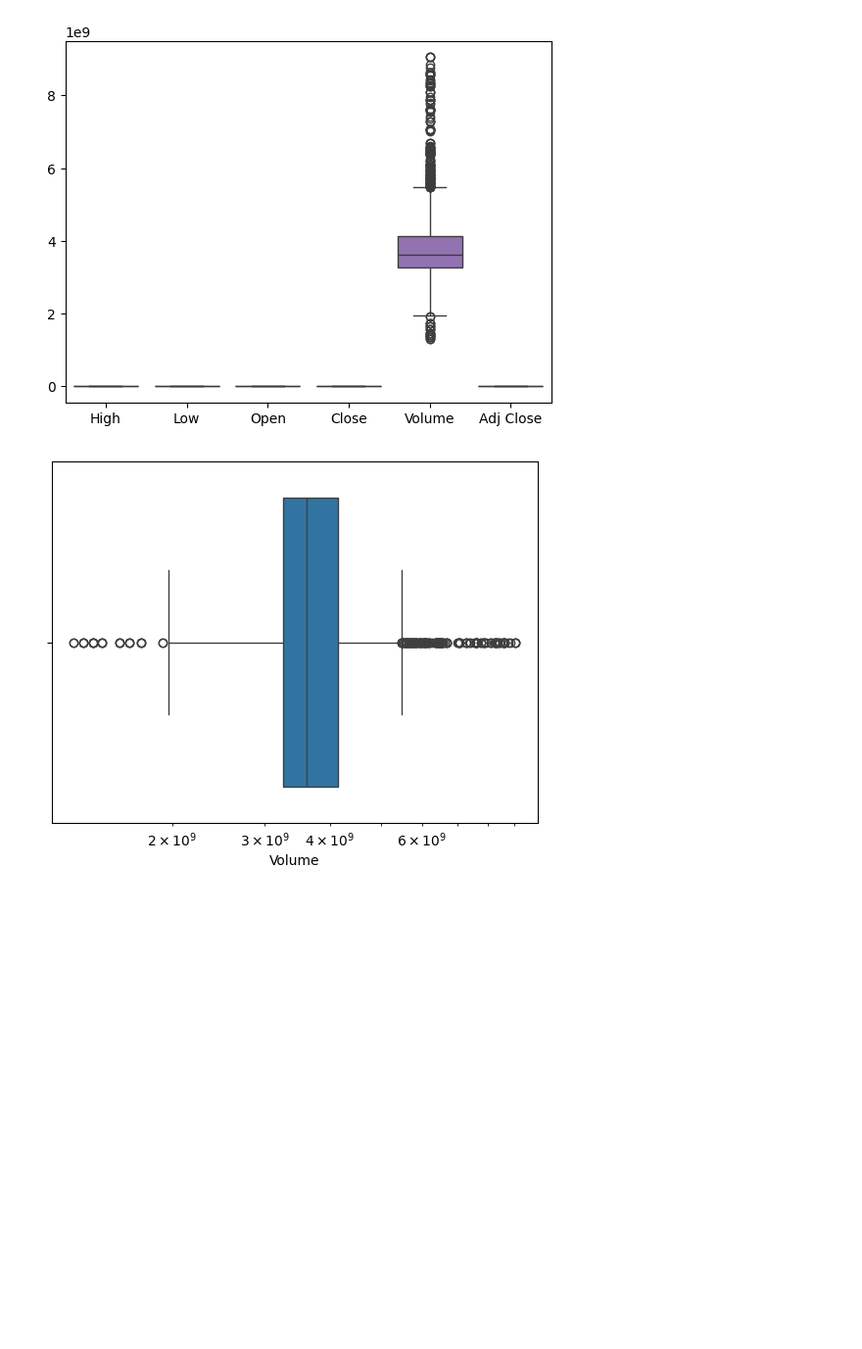
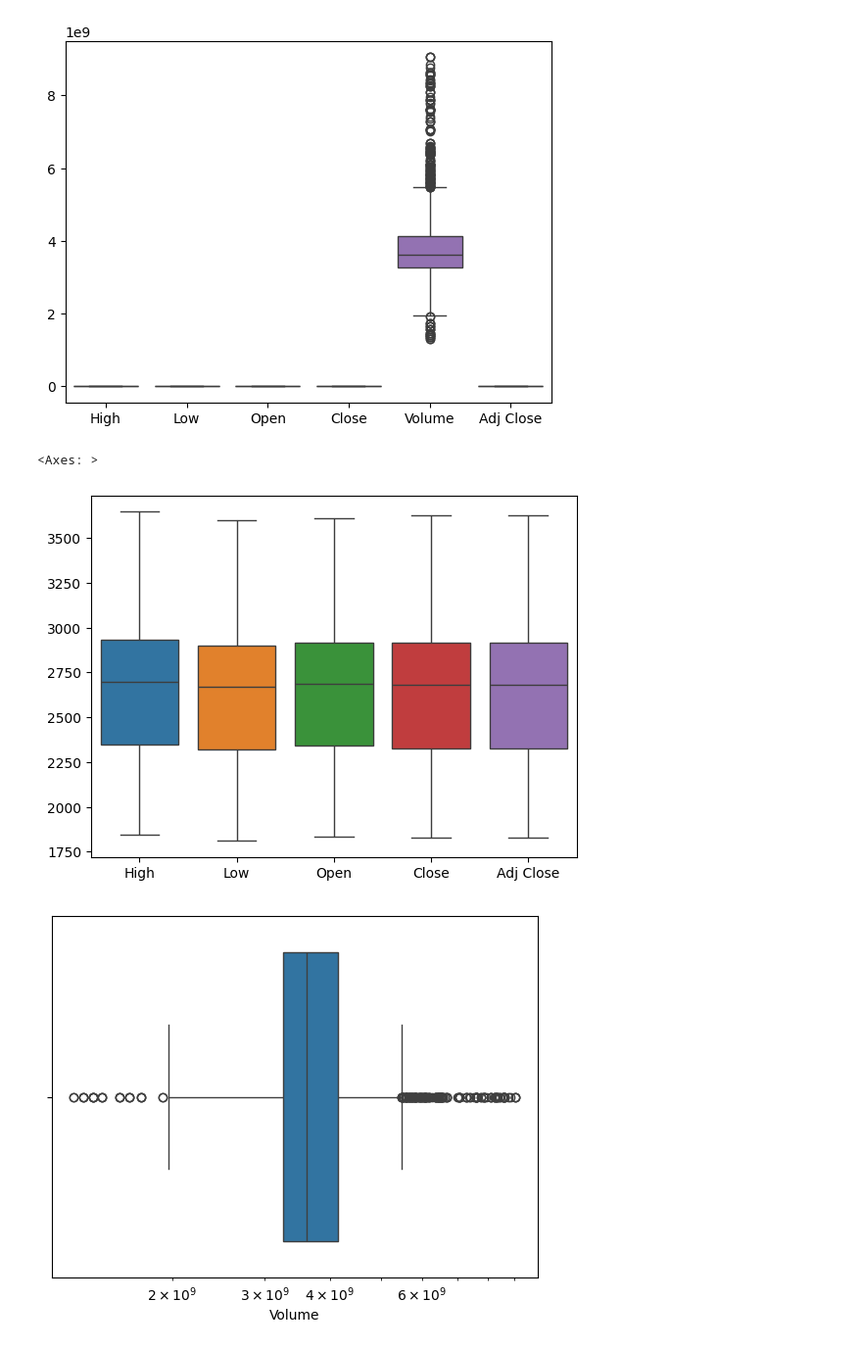
Before and after one commit to Handras18/Time-Series-Forecasting, a Jupyter notebook: 01_eda.ipynb, the cells around one changed output. Shown at 98% size. Drawn from its saved outputs; the diff is of its cells as text; code cells hidden in the pictures; blank space fills up the shorter version.

Commit message:
Plot fix

```diff
--- a/01_eda.ipynb
+++ b/01_eda.ipynb
@@ -110,6 +110,11 @@ sns.boxplot(data=df)
 # %% [output]
 <Axes: >
 [figure]
+# %%
+sns.boxplot(data=df[['High','Low','Open','Close','Adj Close']])
+# %% [output]
+<Axes: >
+[figure, added]
 # %%
 sns.boxplot(x=df['Volume'])
 plt.xscale('log')
```
Also changed, not shown: parts of 1 cell of this notebook.
